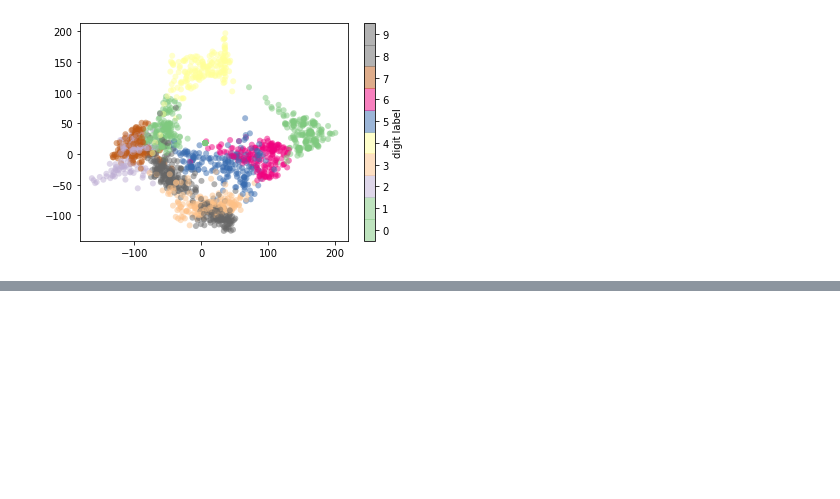
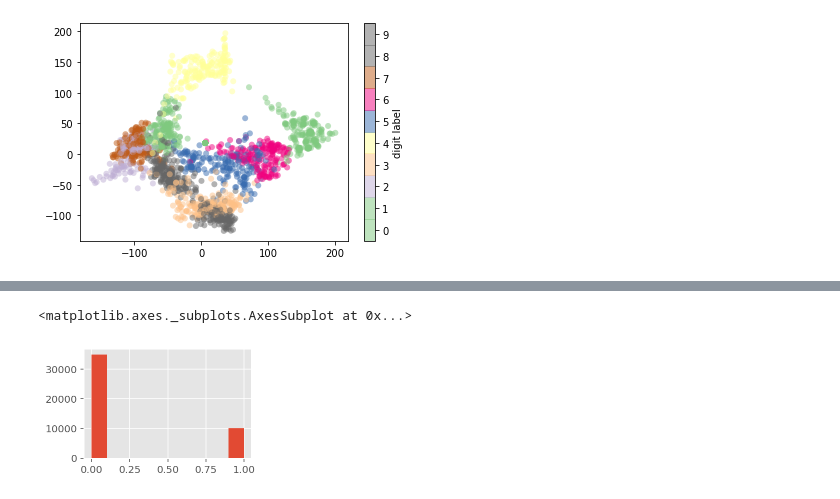
Before and after one commit to gonzalo71/TestGit, a Jupyter notebook: hoja_sucia2.ipynb, the cells around one changed output, grey strips where cells are left out. Saved outputs shown, nothing was run; the diff lists cells and outputs as text; code cells hidden in the pictures; blank space fills up the shorter version.

```diff
--- a/hoja_sucia2.ipynb
+++ b/hoja_sucia2.ipynb
@@ -321,0 +324,18 @@ plt.clim(-0.5,9.5)
+# %%
+# Disable warnings in Anaconda
+import warnings
+import numpy as np
+warnings.filterwarnings('ignore')
+
+%matplotlib inline
+from matplotlib import pyplot as plt
+plt.style.use('ggplot')
+plt.rcParams['figure.figsize'] = 10, 6
+%config InlineBackend.figure_format = 'retina'
+
+import seaborn as sns
+from sklearn.ensemble import RandomForestRegressor, RandomForestClassifier
+from sklearn.ensemble import BaggingClassifier, BaggingRegressor
+from sklearn.tree import DecisionTreeRegressor, DecisionTreeClassifier
+from sklearn.datasets import make_circles
+from sklearn.model_selection import train_test_split
@@ -321,0 +418,5 @@ plt.clim(-0.5,9.5)
+# %%
+url = "https://raw.githubusercontent.com/Yorko/mlcourse.ai/master/data/credit_scoring_sample.csv"
+
+data = pd.read_csv(url, sep=";")
+data.head(3)
@@ -321,0 +448,4 @@ plt.clim(-0.5,9.5)
+# %%
+for var in ["MonthlyIncome","NumberOfDependents"]:
+    median = data[var].median()
+    data[var].fillna(median,inplace=True)
@@ -321,0 +464,6 @@ plt.clim(-0.5,9.5)
+# %%
+# esta desbalanzada el target
+data["SeriousDlqin2yrs"].hist(figsize=(3,2))
+# %% [output]
+<matplotlib.axes._subplots.AxesSubplot at 0x...>
+[figure, added]
```
Also changed, not shown: parts of 15 cells of this notebook, 2 other files.
